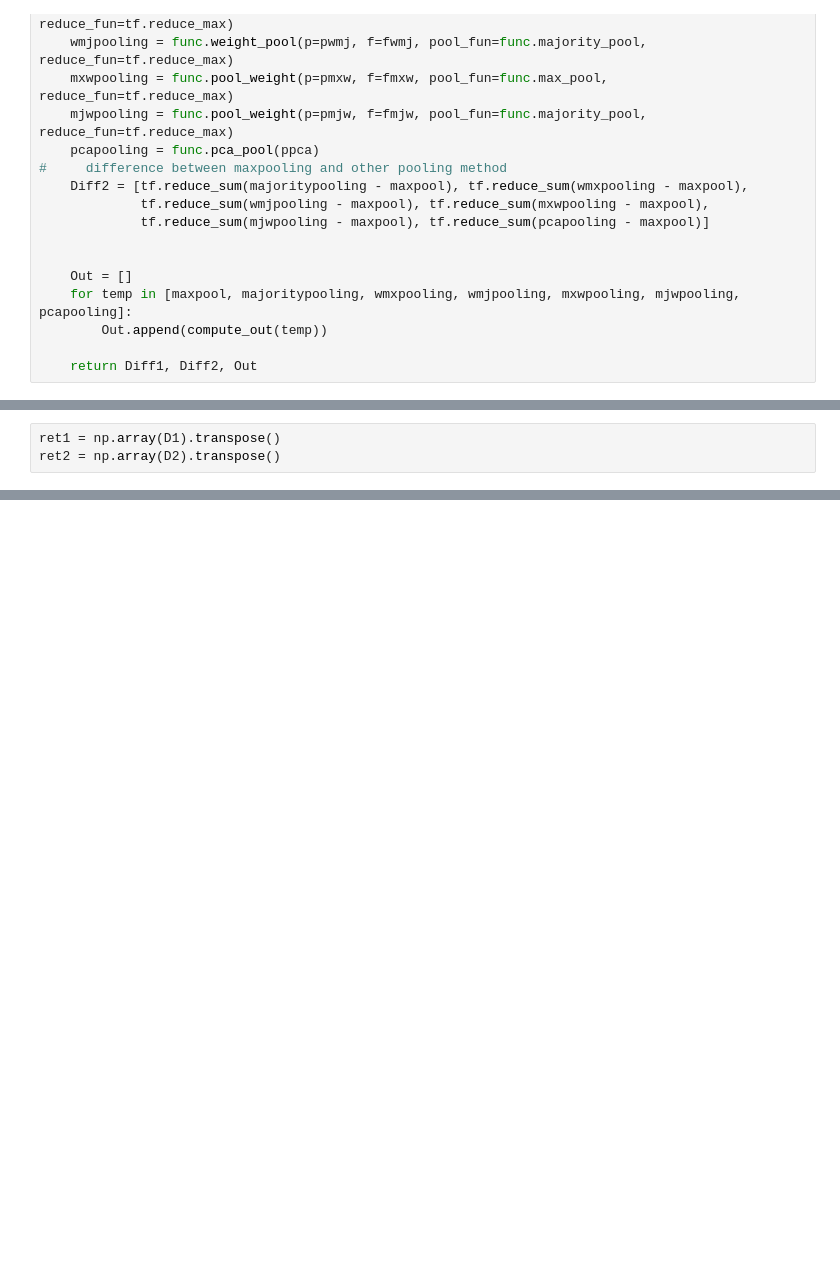
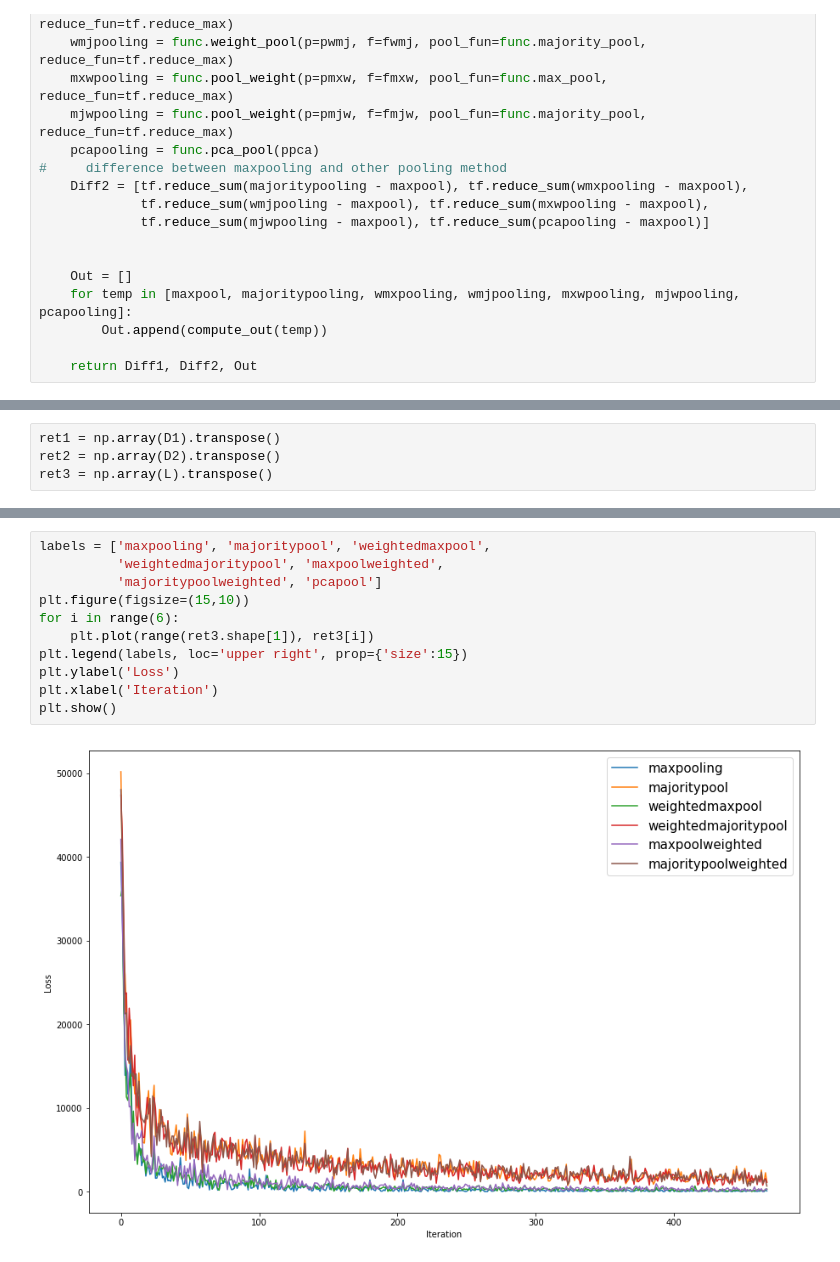
Before and after one commit to zhidou/task, a Jupyter notebook: Untitled2.ipynb, the cells around one changed output, grey strips where cells are left out. Drawn from its saved outputs; the diff is of its cells as text; blank space fills up the shorter version.

```diff
--- a/Untitled2.ipynb
+++ b/Untitled2.ipynb
@@ -242,6 +254,7 @@ KeyboardInterrupt:
 # %%
 ret1 = np.array(D1).transpose()
 ret2 = np.array(D2).transpose()
+ret3 = np.array(L).transpose()
 # %%
 labels = ['majoritypool-maxpool', 'weightedmaxpool-maxpool',
           'weightedmajoritypool-maxpool', 'maxpoolweighted-maxpool',
@@ -270,0 +284,13 @@ plt.show()
+# %%
+labels = ['maxpooling', 'majoritypool', 'weightedmaxpool',
+          'weightedmajoritypool', 'maxpoolweighted',
+          'majoritypoolweighted', 'pcapool']
+plt.figure(figsize=(15,10))
+for i in range(6):
+    plt.plot(range(ret3.shape[1]), ret3[i])
+plt.legend(labels, loc='upper right', prop={'size':15})
+plt.ylabel('Loss')
+plt.xlabel('Iteration')
+plt.show()
+# %% [output]
+[figure, added]
```
Also changed, not shown: parts of 5 cells of this notebook.
